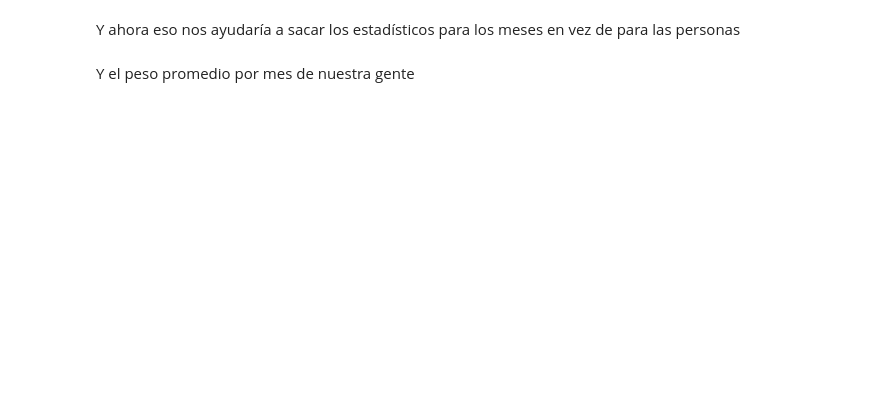
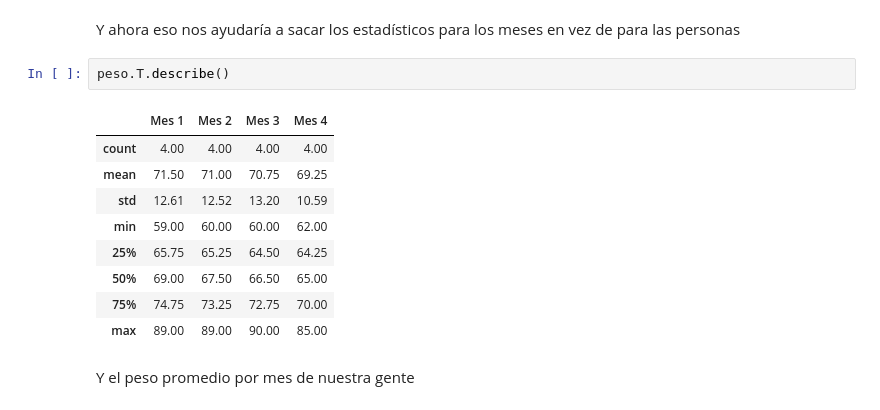
Before and after one commit to Xintri/6IV8_P-rezVillanuevaEduardoTadeo_AD, a Jupyter notebook: Cuadernos de Trabajo python/Cuadernos de Trabajo/7.-Arreglos con Numpy.ipynb, the cells around one changed output. Saved outputs shown, nothing was run; the diff lists cells and outputs as text; blank space fills up the shorter version.

```diff
--- a/Cuadernos de Trabajo python/Cuadernos de Trabajo/7.-Arreglos con Numpy.ipynb
+++ b/Cuadernos de Trabajo python/Cuadernos de Trabajo/7.-Arreglos con Numpy.ipynb
@@ -463,4 +805,16 @@ Si quisieramos voltear el dataframe, tendríamos que hacer el método T
 # %% [markdown]
 Y ahora eso nos ayudaría a sacar los estadísticos para los meses en vez de para las personas
+# %%
+peso.T.describe()
+# %% [output]
+|  | Mes 1 | Mes 2 | Mes 3 | Mes 4 |
+| count | 4.00 | 4.00 | 4.00 | 4.00 |
+| mean | 71.50 | 71.00 | 70.75 | 69.25 |
+| std | 12.61 | 12.52 | 13.20 | 10.59 |
+| min | 59.00 | 60.00 | 60.00 | 62.00 |
+| 25% | 65.75 | 65.25 | 64.50 | 64.25 |
+| 50% | 69.00 | 67.50 | 66.50 | 65.00 |
+| 75% | 74.75 | 73.25 | 72.75 | 70.00 |
+| max | 89.00 | 89.00 | 90.00 | 85.00 |
 # %% [markdown]
 Y el peso promedio por mes de nuestra gente
```
Also changed, not shown: parts of 52 cells of this notebook.
